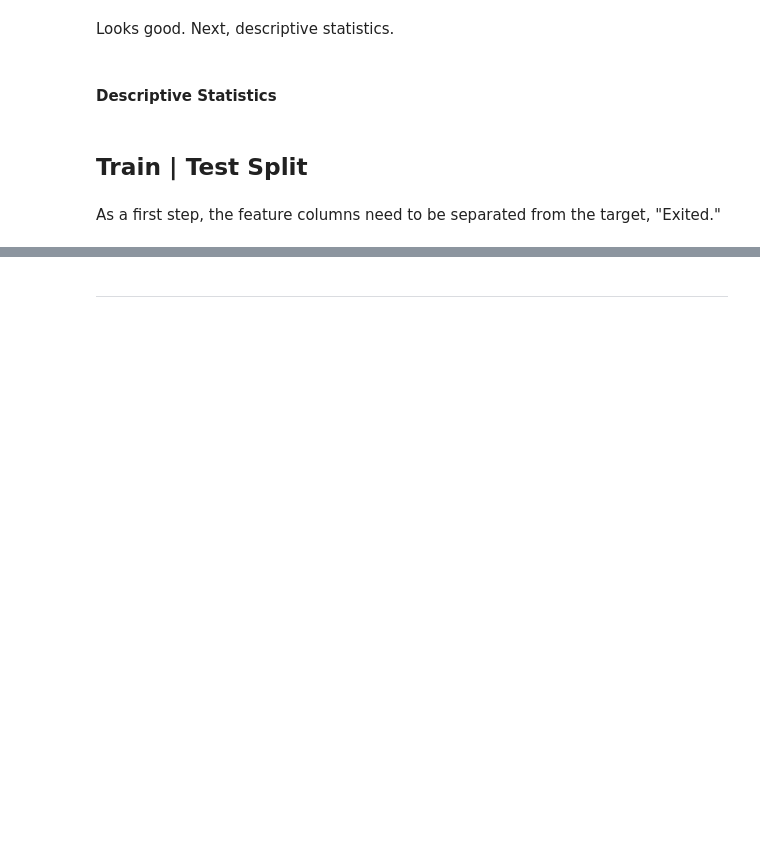
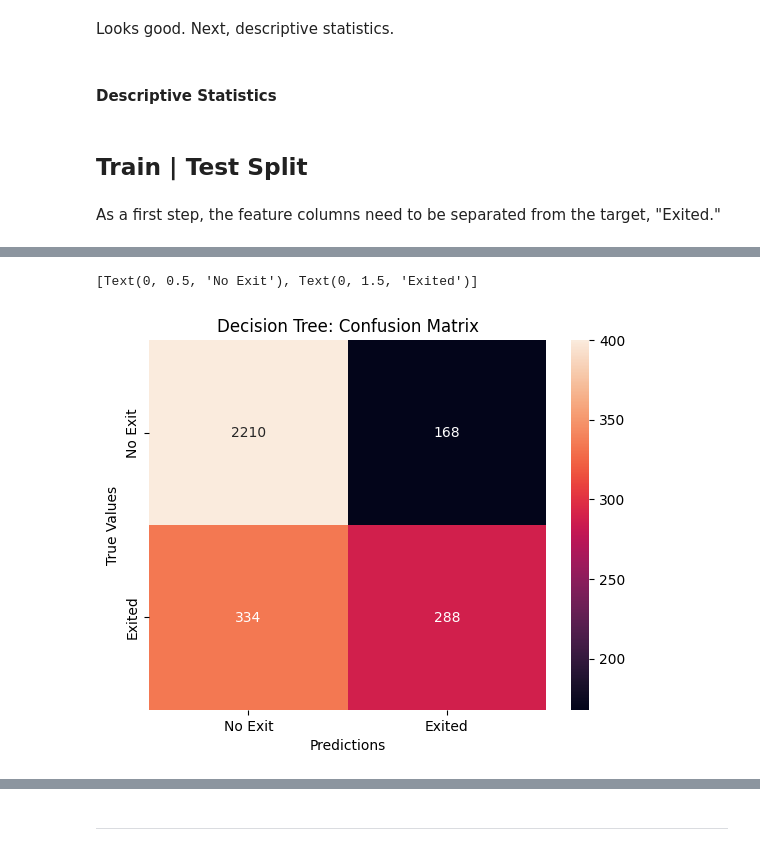
Before and after one commit to colefairbanks/trees-clientchurn, a Jupyter notebook: client-churn-trees.ipynb, the cells around one changed output, grey strips where cells are left out. Cells and saved outputs as stored; diff of their text form; code cells hidden in the pictures; blank space fills up the shorter version.

```diff
--- a/client-churn-trees.ipynb
+++ b/client-churn-trees.ipynb
@@ -186,2 +186,2 @@ DecisionTreeClassifier()
 # %%
-base_pred = model.predict(X_test)
+dt_predictions = dt_model.predict(X_test)
@@ -213,0 +190,3 @@ array([0.14367925, 0.23539791, 0.06519389, 0.14320329, 0.11682102,
+# %%
+cm = confusion_matrix(y_test, dt_predictions)
+print(classification_report(y_test, dt_predictions))
@@ -214 +202,12 @@ array([0.14367925, 0.23539791, 0.06519389, 0.14320329, 0.11682102,
+# %%
+ax= plt.subplot()
+sns.heatmap(cm, annot=True, fmt='g', ax=ax, vmax=400);
+
+# labels, title and ticks
+ax.set_xlabel('Predictions');ax.set_ylabel('True Values');
+ax.set_title('Decision Tree: Confusion Matrix');
+ax.xaxis.set_ticklabels(['No Exit', 'Exited']); ax.yaxis.set_ticklabels(['No Exit', 'Exited'])
+# %% [output]
+[Text(0, 0.5, 'No Exit'), Text(0, 1.5, 'Exited')]
+[figure, added]
 # %%
```
Also changed, not shown: parts of 38 cells of this notebook.
